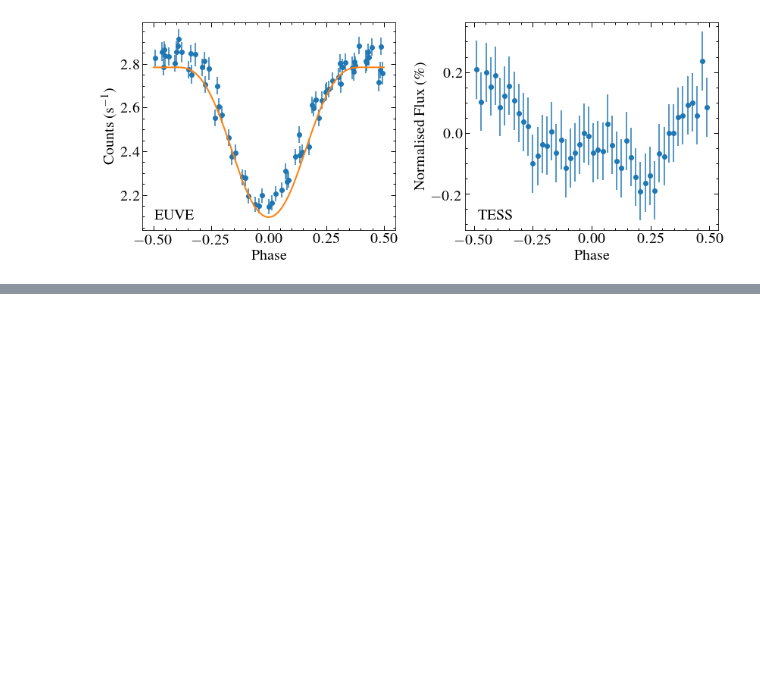
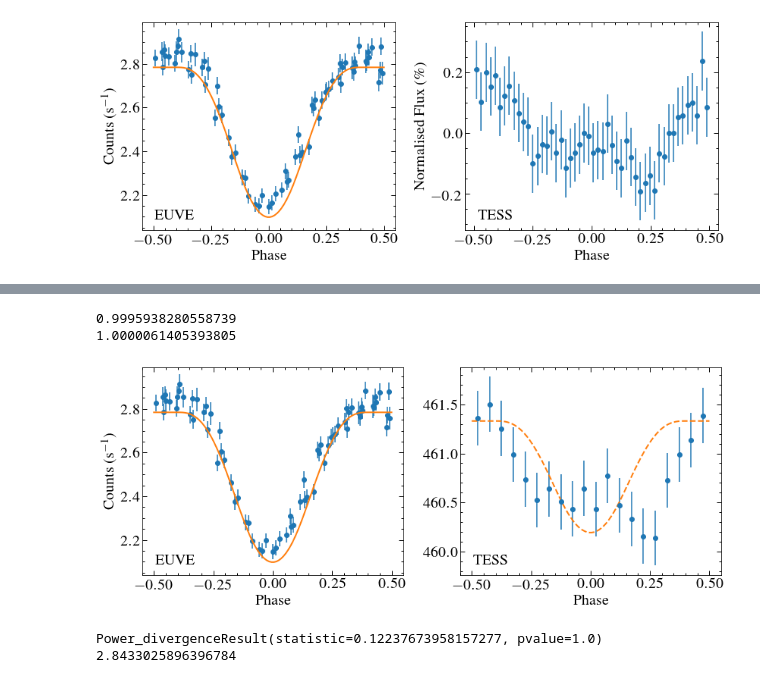
Before and after one commit to davidjwilson/GD394-Tess, a Jupyter notebook: spot_model.ipynb, the cells around one changed output, grey strips where cells are left out. Cells and saved outputs as stored; diff of their text form; code cells hidden in the pictures; blank space fills up the shorter version.

```diff
--- a/spot_model.ipynb
+++ b/spot_model.ipynb
@@ -141,0 +280,48 @@ plt.savefig('plots/euve_v_tess.pdf', dpi=150)
+# %%
+print(np.mean(lcfold.flux/m2(lcfold.time)))
+print(np.mean(lcfold.flux/m(lcfold.time)))
+# %% [output]
+0.9995938280558739
+1.0000061405393805
+# %%
+plt.figure(figsize=(12,5))
+
+plt.subplot(121)
+#t0 = euve_lc.time[np.where(ef == np.min(ef))[0][0]]
+t0 =50004.27+0.5
+efold = euve_lc.fold(1.15, t0 = t0)
+plt.errorbar(efold.time, efold.flux, yerr=efold.flux_err, marker='o', ls='none')
+plt.plot(phase-0.5, mod, c='C1', lw=2, zorder=10)
+plt.xlabel('Phase')
+plt.ylabel('Counts (s$^{-1}$)')
+plt.annotate('EUVE', (0.05,0.05), xycoords='axes fraction' )
+plt.ylim(2.04, 2.99)
+
+pbin =int(len(lc_fold.time)/20)
+lcfold = lc.fold(1.1468, t0 =2458737.560 ).bin(pbin)
+m99 = spot_model(gamma=dgamma, U=utess, kw = 0.99, beta=dbeta) #nominal k=0.99 model
+
+
+plt.subplot(122)
+plt.errorbar(lcfold.time, lcfold.flux, yerr=lcfold.flux_err, marker='o', ls='none')
+timefit = np.linspace(-0.5,  0.5, 100)
+#plt.plot(timefit, m(timefit))
+plt.plot(timefit, m99(timefit), ls='--', lw=2)
+
+plt.xlabel('Phase')
+#plt.ylabel('Normalised Flux (\%)')
+plt.annotate('TESS', (0.05,0.05), xycoords='axes fraction' )
+
+plt.tight_layout()
+#plt.show()
+#plt.scatter(lcfold.time, lcfold.flux/m(lcfold.flux))
+plt.savefig('plots/euve_v_tess_mod.pdf', dpi=150)
+# %% [output]
+[figure, added]
+# %%
+print(chisquare(efold.flux, interpolate.interp1d(phase-0.5,mod)(efold.time)))
+chi_square = np.sum(((efold.flux-interpolate.interp1d(phase-0.5,mod)(efold.time))/efold.flux_err)**2)/(len(efold.time)-2)
+print(chi_square)
+# %% [output]
+Power_divergenceResult(statistic=0.12237673958157277, pvalue=1.0)
+2.8433025896396784
```
Also changed, not shown: parts of 11 cells of this notebook, 3 other files.
